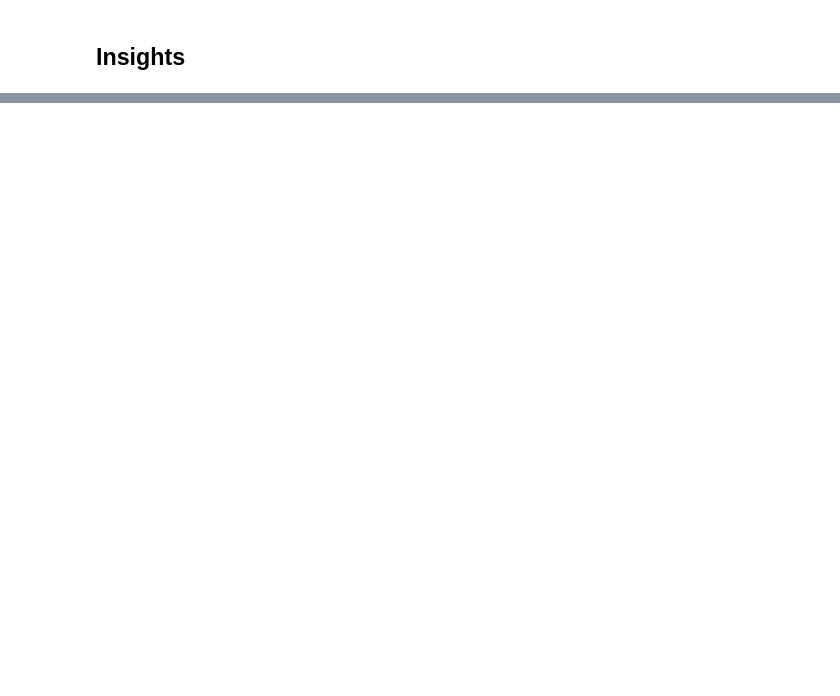
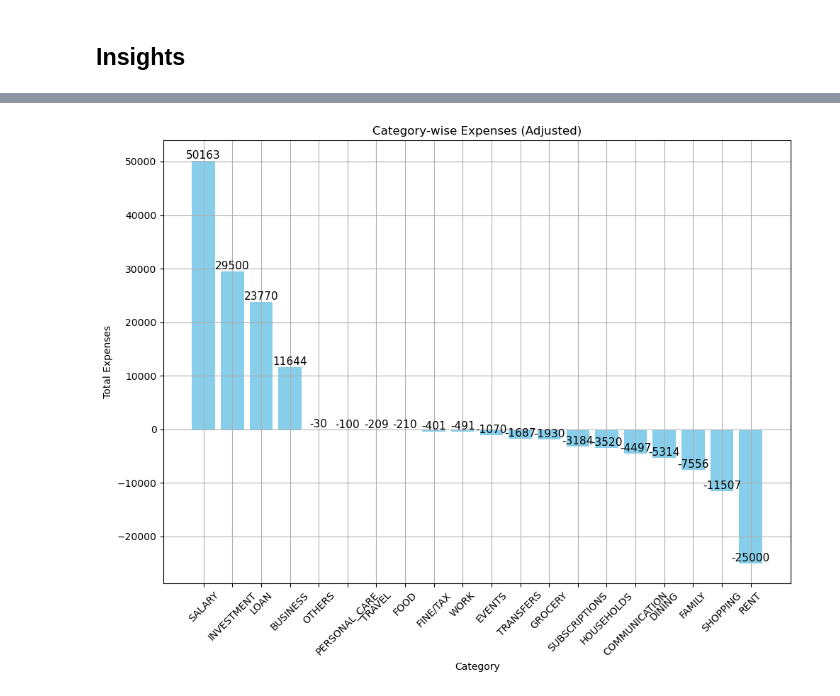
Before and after one commit to vishnuprksh/ai-wallet, a Jupyter notebook: insights.ipynb, the cells around one changed output, grey strips where cells are left out. Drawn from its saved outputs; the diff is of its cells as text; code cells hidden in the pictures; blank space fills up the shorter version.

```diff
--- a/insights.ipynb
+++ b/insights.ipynb
@@ -234,0 +415,30 @@ df.head(10)
+# %%
+# Adjusting expenses by subtracting credits from the same category
+df['EXPENSE'] = df['CREDIT'] - df['DEBIT']
+
+# Group by CATEGORY and sum the adjusted expenses (EXPENSE) for each category
+category_expenses = df.groupby('CATEGORY')['EXPENSE'].sum().reset_index()
+
+# Sort by expenses in descending order
+category_expenses = category_expenses.sort_values(by='EXPENSE', ascending=False)
+
+# Plotting the sorted bar diagram with annotations
+plt.figure(figsize=(10, 8))
+bars = plt.bar(category_expenses['CATEGORY'], category_expenses['EXPENSE'], color='skyblue')
+
+# Adding annotations on top of each bar
+for bar in bars:
+    yval = bar.get_height()
+    plt.text(bar.get_x() + bar.get_width()/2, yval, int(yval), va='bottom', ha='center', fontsize=11)
+
+plt.xlabel('Category')
+plt.ylabel('Total Expenses')
+plt.title('Category-wise Expenses (Adjusted)')
+plt.xticks(rotation=45)
+plt.grid(True)
+
+# Display the plot
+plt.tight_layout()
+plt.show()
+# %% [output]
+[figure, added]
```
Also changed, not shown: parts of 47 cells of this notebook, 6 other files.
